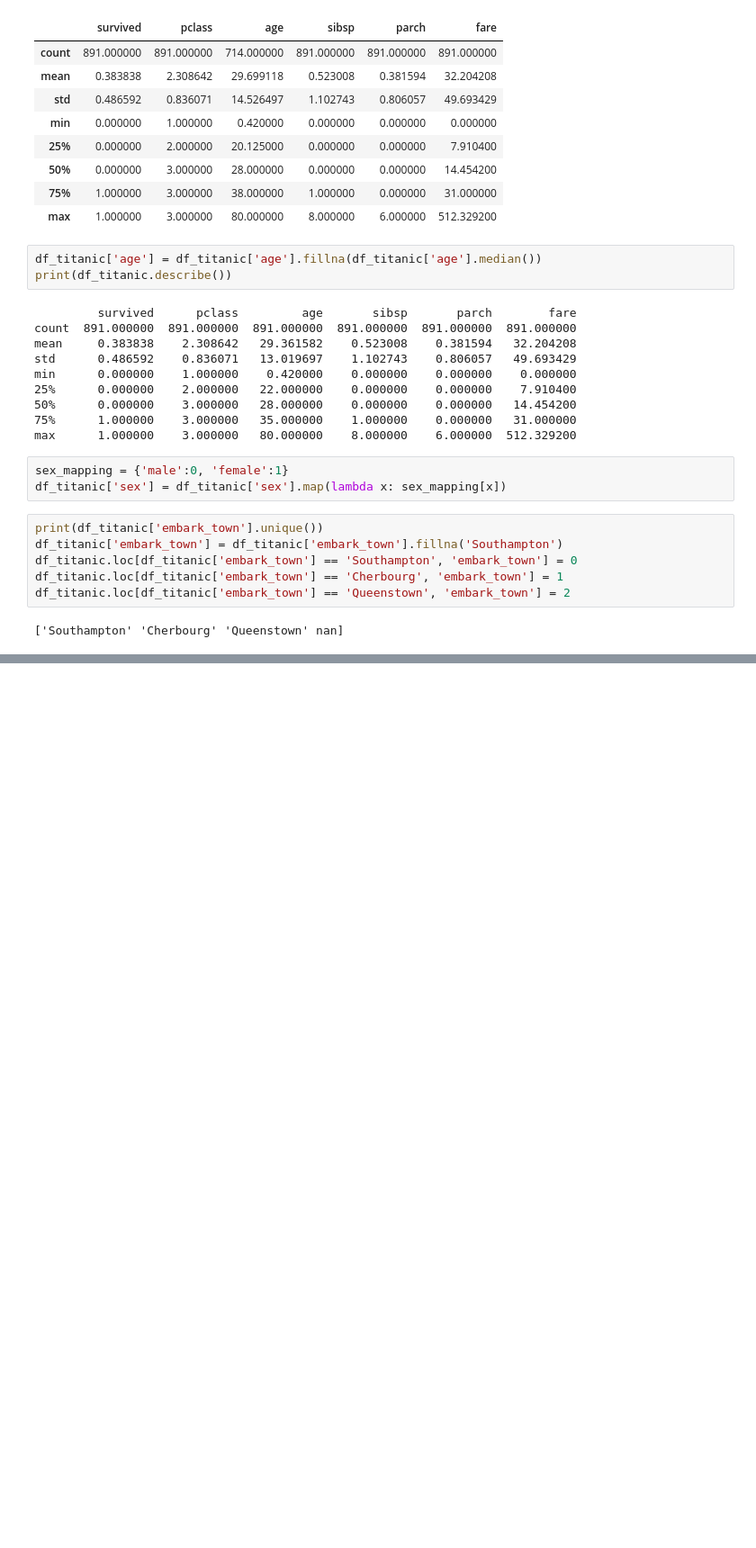
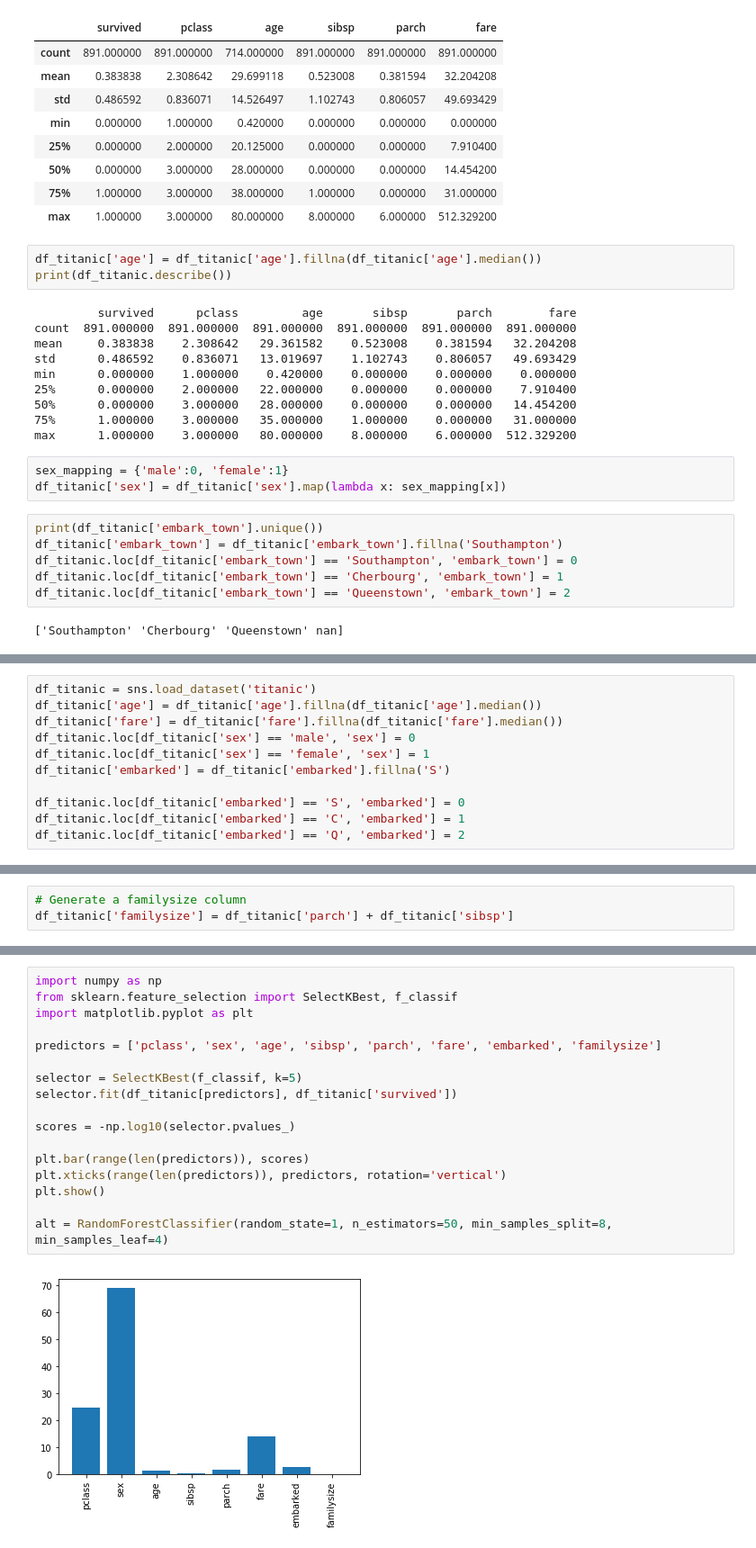
Before and after one commit to zuocaijian/AINotes, a Jupyter notebook: 泰坦尼克获救预测.ipynb, the cells around one changed output, grey strips where cells are left out. Shown at 90% size. Cells and saved outputs as stored; diff of their text form; blank space fills up the shorter version.

```diff
--- a/泰坦尼克获救预测.ipynb
+++ b/泰坦尼克获救预测.ipynb
@@ -70 +172,12 @@ df_titanic.loc[df_titanic['embark_town'] == 'Queenstown', 'embark_town'] = 2
+# %%
+df_titanic = sns.load_dataset('titanic')
+df_titanic['age'] = df_titanic['age'].fillna(df_titanic['age'].median())
+df_titanic['fare'] = df_titanic['fare'].fillna(df_titanic['fare'].median())
+df_titanic.loc[df_titanic['sex'] == 'male', 'sex'] = 0
+df_titanic.loc[df_titanic['sex'] == 'female', 'sex'] = 1
+df_titanic['embarked'] = df_titanic['embarked'].fillna('S')
+
+df_titanic.loc[df_titanic['embarked'] == 'S', 'embarked'] = 0
+df_titanic.loc[df_titanic['embarked'] == 'C', 'embarked'] = 1
+df_titanic.loc[df_titanic['embarked'] == 'Q', 'embarked'] = 2
 # %%
@@ -80,0 +205,3 @@ for train, test in kf:
+# %%
+# Generate a familysize column
+df_titanic['familysize'] = df_titanic['parch'] + df_titanic['sibsp']
@@ -80,0 +219,19 @@ for train, test in kf:
+# %%
+import numpy as np
+from sklearn.feature_selection import SelectKBest, f_classif
+import matplotlib.pyplot as plt
+
+predictors = ['pclass', 'sex', 'age', 'sibsp', 'parch', 'fare', 'embarked', 'familysize']
+
+selector = SelectKBest(f_classif, k=5)
+selector.fit(df_titanic[predictors], df_titanic['survived'])
+
+scores = -np.log10(selector.pvalues_)
+
+plt.bar(range(len(predictors)), scores)
+plt.xticks(range(len(predictors)), predictors, rotation='vertical')
+plt.show()
+
+alt = RandomForestClassifier(random_state=1, n_estimators=50, min_samples_split=8, min_samples_leaf=4)
+# %% [output]
+[figure, added]
```
Also changed, not shown: parts of 11 cells of this notebook.
